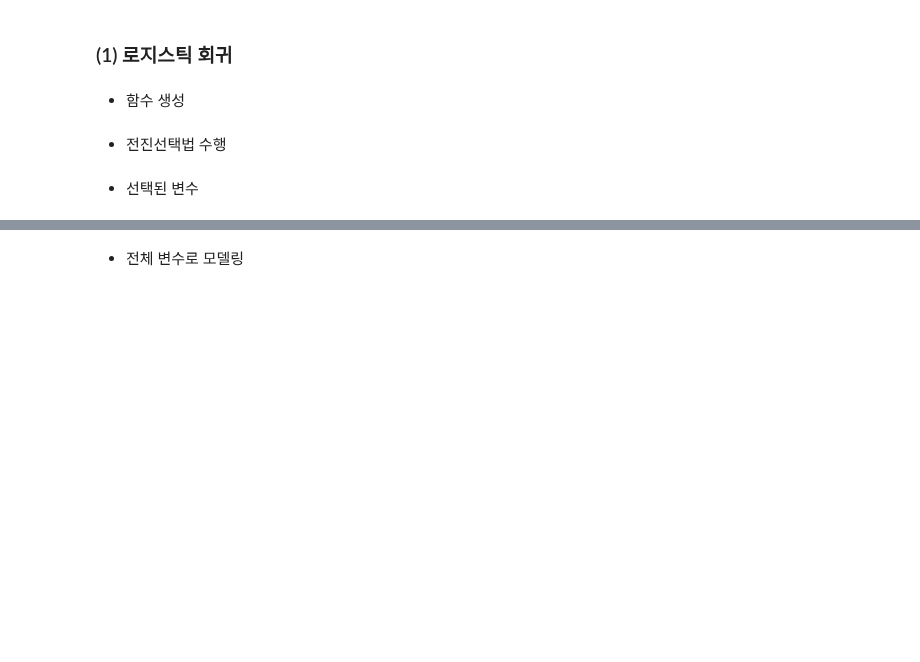
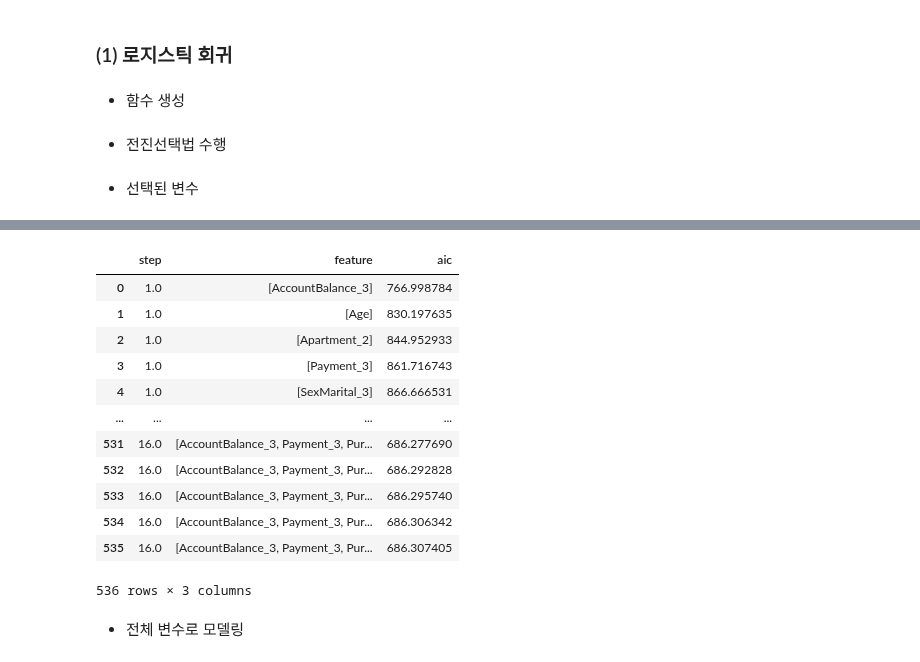
Before and after one commit to cyeongy/kt-aivle, a Jupyter notebook: [AI]머신러닝_실습자료/09과 Classification 종합실습.ipynb, the cells around one changed output, grey strips where cells are left out. Saved outputs shown, nothing was run; the diff lists cells and outputs as text; code cells hidden in the pictures; blank space fills up the shorter version.

```diff
--- a/[AI]머신러닝_실습자료/09과 Classification 종합실습.ipynb
+++ b/[AI]머신러닝_실습자료/09과 Classification 종합실습.ipynb
@@ -122,7 +137,7 @@ def forward_stepwise_logistic(x_train, y_train):
         for f in features :
             vars = selected + [f]
             x_tr = x_train[vars]
-            model = sm.Logit(y_train, x_tr).fit()
+            model = sm.Logit(y_train, x_tr).fit(disp=False)
             result['step'].append(s+1)
             result['feature'].append(vars)
             result['aic'].append(model.aic)
@@ -138,12 +153,13 @@ def forward_stepwise_logistic(x_train, y_train):
         # 선택된 변수 제거
         v = temp.loc[0,'feature'][s]
         features.remove(v)
-
         selected.append(v)
 
     # 선택된 변수와 step_df 결과 반환
     return selected, step_df
 # %% [markdown]
 * 전진선택법 수행
+# %%
+selected, step_df = forward_stepwise_logistic(x_train, y_train)
 # %% [markdown]
 * 선택된 변수
@@ -150,2 +185,18 @@ def forward_stepwise_logistic(x_train, y_train):
+# %%
+step_df
+# %% [output]
+|  | step | feature | aic |
+| 0 | 1.0 | [AccountBalance_3] | 766.998784 |
+| 1 | 1.0 | [Age] | 830.197635 |
+| 2 | 1.0 | [Apartment_2] | 844.952933 |
+| 3 | 1.0 | [Payment_3] | 861.716743 |
+| 4 | 1.0 | [SexMarital_3] | 866.666531 |
+| ... | ... | ... | ... |
+| 531 | 16.0 | [AccountBalance_3, Payment_3, Pur... | 686.277690 |
+| 532 | 16.0 | [AccountBalance_3, Payment_3, Pur... | 686.292828 |
+| 533 | 16.0 | [AccountBalance_3, Payment_3, Pur... | 686.295740 |
+| 534 | 16.0 | [AccountBalance_3, Payment_3, Pur... | 686.306342 |
+| 535 | 16.0 | [AccountBalance_3, Payment_3, Pur... | 686.307405 |
+536 rows × 3 columns
 # %% [markdown]
 * 전체 변수로 모델링
```
Also changed, not shown: parts of 16 cells of this notebook, 1 other file.
